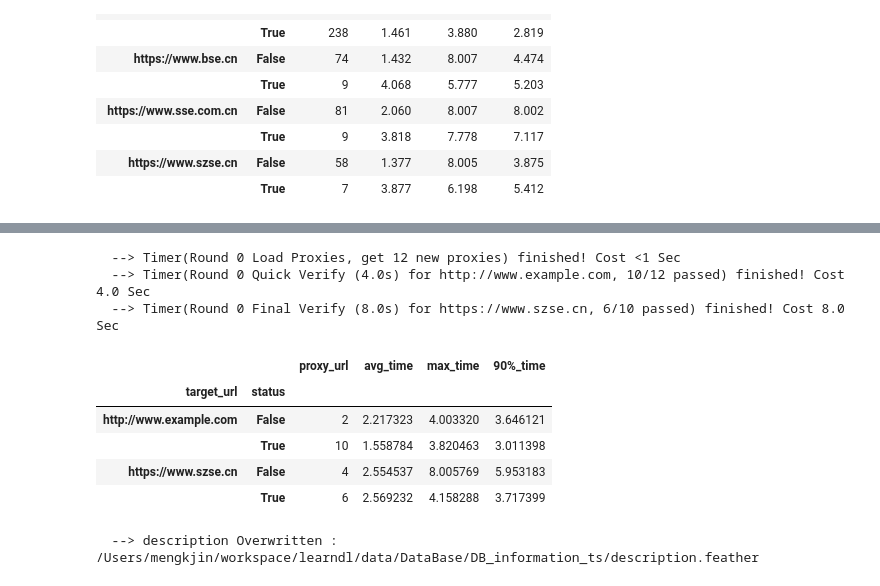
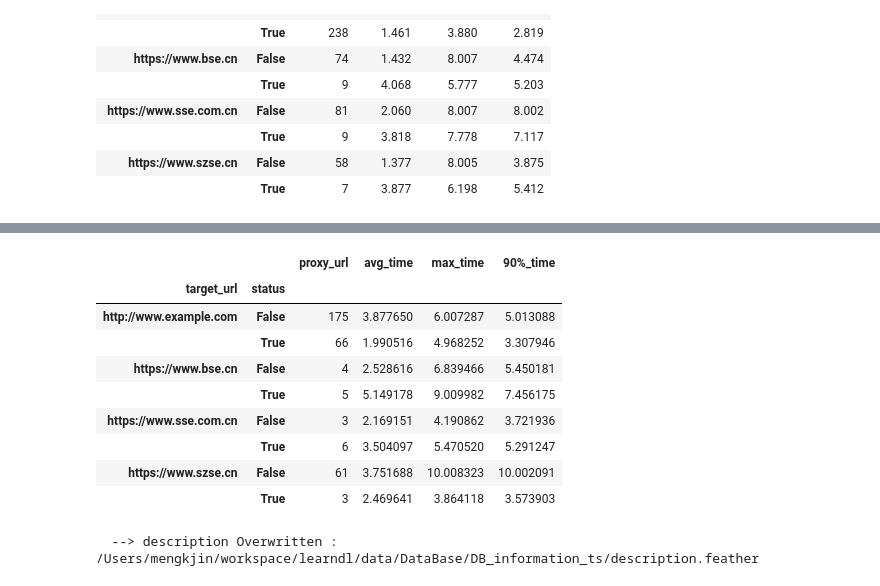
Before and after one commit to mengkjin/learndl, a Jupyter notebook: main.ipynb, the cells around one changed output, grey strips where cells are left out. Drawn from its saved outputs; the diff is of its cells as text; code cells hidden in the pictures.

```diff
--- a/main.ipynb
+++ b/main.ipynb
@@ -84,6 +84,6 @@ Caution : szse 20260222~20260222[http://217.217.249.160:8080] >> HTTP exception
 True
 # %%
 from src.proj.util.proxy import ProxyAPI
-ProxyAPI.get_working_proxies('https://www.szse.cn' , timeout = 8)
+# ProxyAPI.get_working_proxies('https://www.szse.cn' , timeout = 8)
 ProxyAPI.verification_stats()
 # %% [output]
@@ -91,12 +90,13 @@ ProxyAPI.verification_stats()
-  --> Timer(Round 0 Load Proxies, get 12 new proxies) finished! Cost <1 Sec
-  --> Timer(Round 0 Quick Verify (4.0s) for http://www.example.com, 10/12 passed) finished! Cost 4.0 Sec
-  --> Timer(Round 0 Final Verify (8.0s) for https://www.szse.cn, 6/10 passed) finished! Cost 8.0 Sec
 |  |  | proxy_url | avg_time | max_time | 90%_time |
 | target_url | status |  |  |  |  |
-| http://www.example.com | False | 2 | 2.217323 | 4.003320 | 3.646121 |
-|  | True | 10 | 1.558784 | 3.820463 | 3.011398 |
-| https://www.szse.cn | False | 4 | 2.554537 | 8.005769 | 5.953183 |
-|  | True | 6 | 2.569232 | 4.158288 | 3.717399 |
+| http://www.example.com | False | 175 | 3.877650 | 6.007287 | 5.013088 |
+|  | True | 66 | 1.990516 | 4.968252 | 3.307946 |
+| https://www.bse.cn | False | 4 | 2.528616 | 6.839466 | 5.450181 |
+|  | True | 5 | 5.149178 | 9.009982 | 7.456175 |
+| https://www.sse.com.cn | False | 3 | 2.169151 | 4.190862 | 3.721936 |
+|  | True | 6 | 3.504097 | 5.470520 | 5.291247 |
+| https://www.szse.cn | False | 61 | 3.751688 | 10.008323 | 10.002091 |
+|  | True | 3 | 2.469641 | 3.864118 | 3.573903 |
 # %%
 from src.data.download.tushare.task.t00_info import Description
 cal = Description()
```
Also changed, not shown: parts of 2 cells of this notebook, 31 other files.
